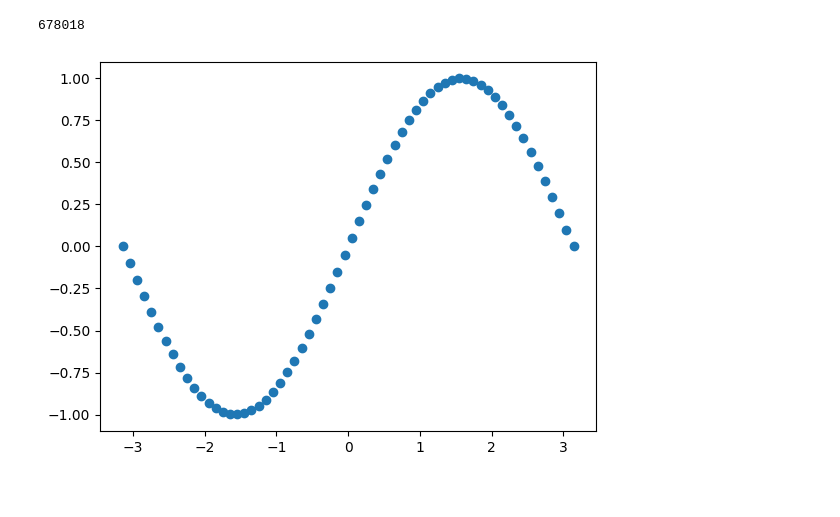
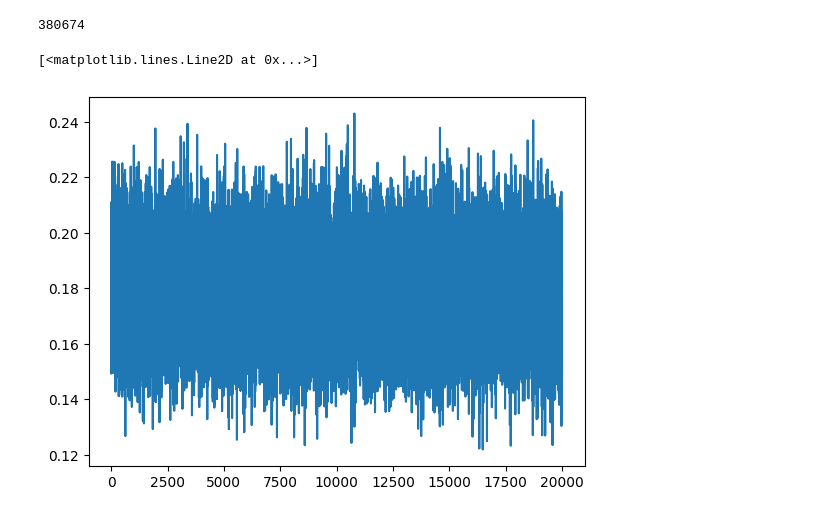
Before and after one commit to minii-ai/tiny-text-to-3d, a Jupyter notebook: notebooks/sine_cosine.ipynb, the cells around one changed output. Cells and saved outputs as stored; diff of their text form; code cells hidden in the pictures.

```diff
--- a/notebooks/sine_cosine.ipynb
+++ b/notebooks/sine_cosine.ipynb
@@ -35,5 +39,5 @@ dataset[0]
  'text': 'sine'}
 # %%
 diffusion = Diffusion(schedule_type="linear", num_timesteps=250, learn_sigma=False)
-dit = UnconditionalPointCloudDiT(input_size=64, in_channels=2, depth=2, num_heads=1, hidden_size=128)
+dit = UnconditionalPointCloudDiT(input_size=32, in_channels=2, depth=1, num_heads=1, hidden_size=128)
 ddpm = PointCloudDDPM(dit, diffusion)
@@ -40,6 +71,4 @@ ddpm = PointCloudDDPM(dit, diffusion)
 # %%
 count_parameters(dit)
 # %% [output]
-678018
+380674
-# %%
-dataloader = DataLoader(dataset, collate_fn=dataset.collate, batch_size=2)
@@ -50,12 +76,12 @@ for batch in dataloader:
 trainer = PointCloudDiffusionTrainer(
     ddpm,
     dataloader,
-    num_epochs=1000,
-    lr=1e-3
+    num_epochs=10000 * 2,
+    lr=3e-5
 )
-# %%
-trainer.train()
-# %%
-visualize_point_cloud(dataset[0]["data"])
-# %% [output]
-[figure, removed]
+# %%
+losses = trainer.train()
+plt.plot(losses)
+# %% [output]
+[<matplotlib.lines.Line2D at 0x...>]
+[figure, added]
```
Also changed, not shown: parts of 12 cells of this notebook, 5 other files.
